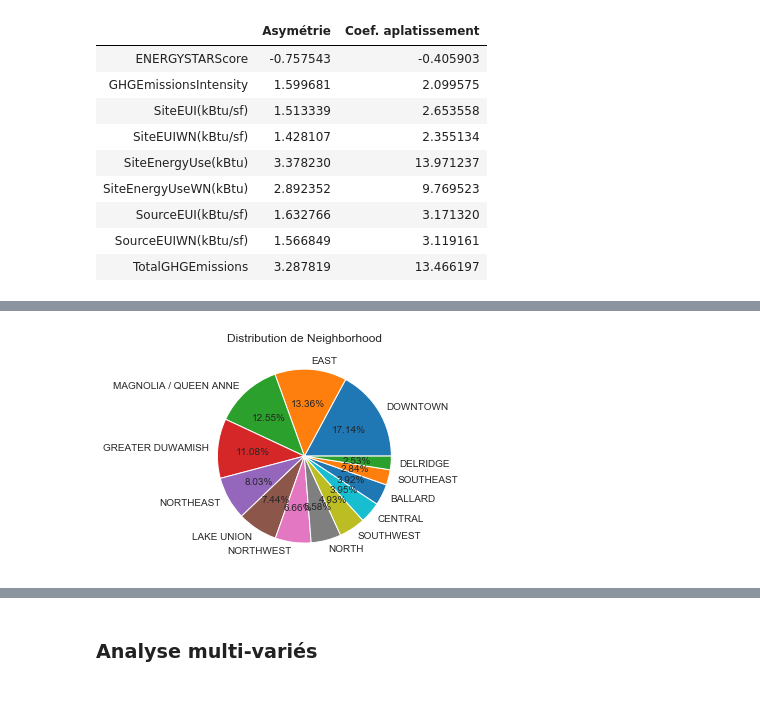
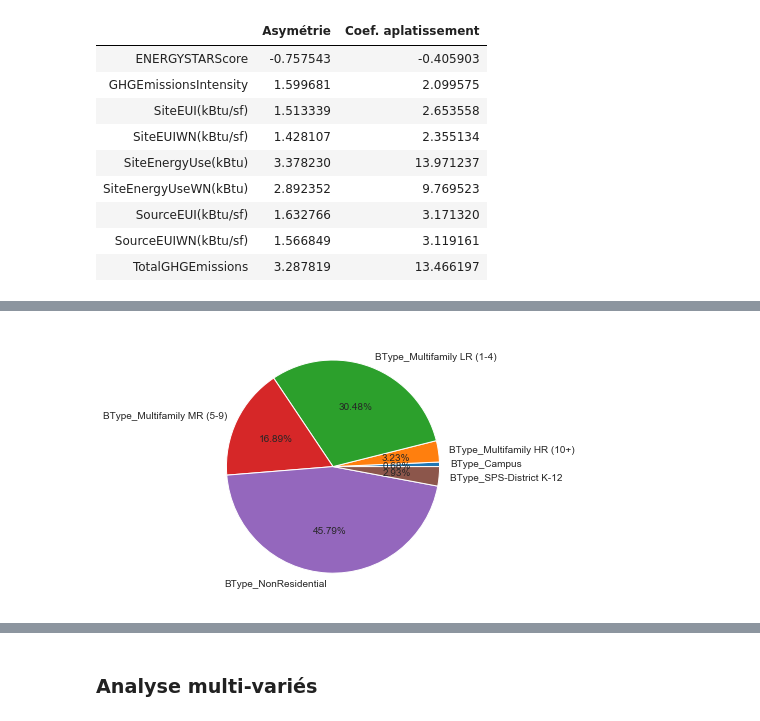
Before and after one commit to Julien-Martin/OC-IML-P3, a Jupyter notebook: Data Cleaning.ipynb, the cells around one changed output, grey strips where cells are left out. Saved outputs shown, nothing was run; the diff lists cells and outputs as text; code cells hidden in the pictures.

```diff
--- a/Data Cleaning.ipynb
+++ b/Data Cleaning.ipynb
@@ -581,7 +591,6 @@ pd.concat([skew, kurt], axis=1)
 | TotalGHGEmissions | 3.287819 | 13.466197 |
 # %%
 def plot_pie(df):
-    values = df.value_counts()
-    plt.pie(values, labels=values.index, autopct="%.2f%%", radius=1)
-    plt.title("Distribution de {}".format(df.name))
+    plt.pie(df, labels=df.columns, autopct="%.2f%%", radius=1)
+    plt.tight_layout()
     plt.show()
@@ -592,4 +596,0 @@ plot_pie(data["BuildingType"])
-# %%
-plot_pie(data['Neighborhood'])
-# %% [output]
-[figure, removed]
@@ -595,0 +601,9 @@ plot_pie(data['Neighborhood'])
+# %%
+columns = data.columns[pd.Series(data.columns).str.startswith('BType_')]
+bt_values = pd.DataFrame()
+for column in columns:
+    columnValue = data[column][data[column] == 1].value_counts()
+    bt_values = pd.concat([bt_values, columnValue], axis=1)
+plot_pie(bt_values)
+# %% [output]
+[figure, added]
```
Also changed, not shown: parts of 25 cells of this notebook.
